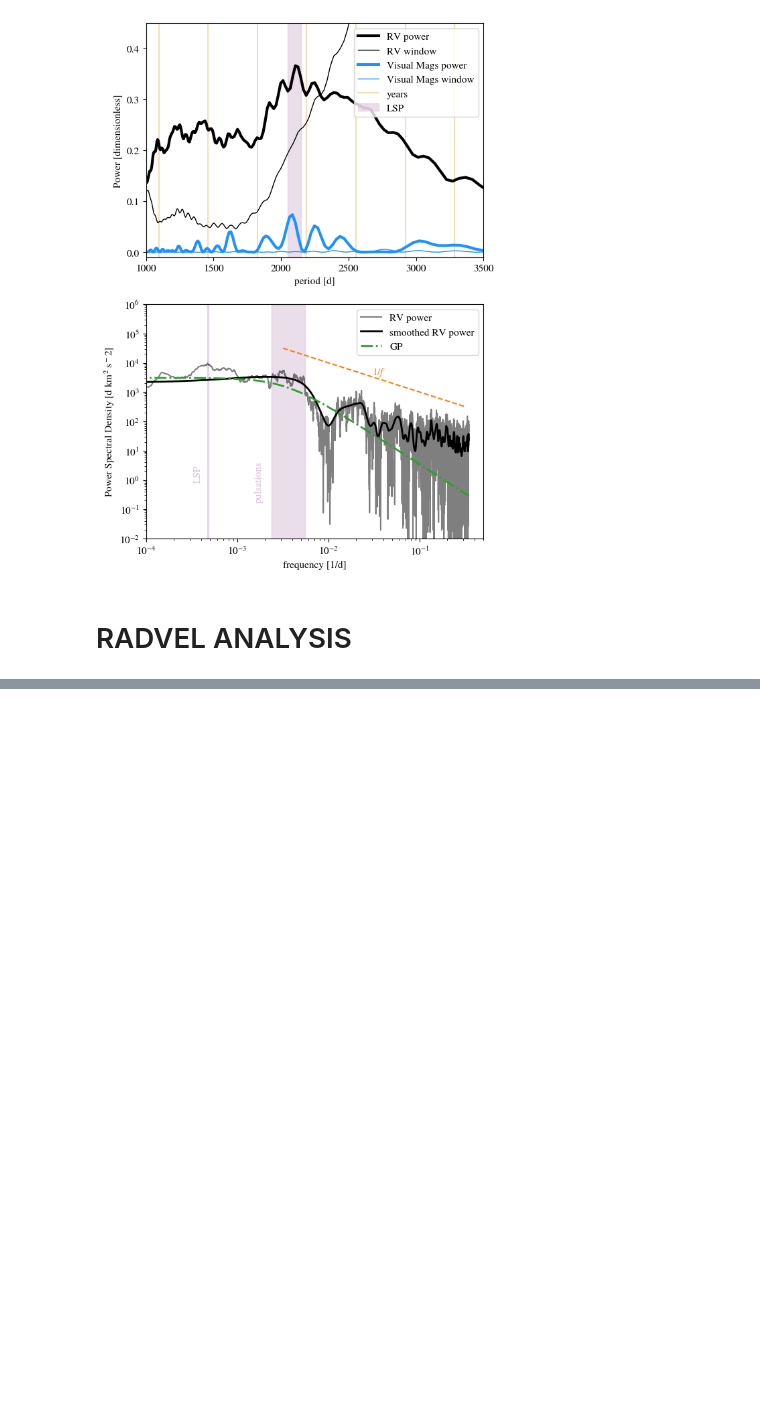
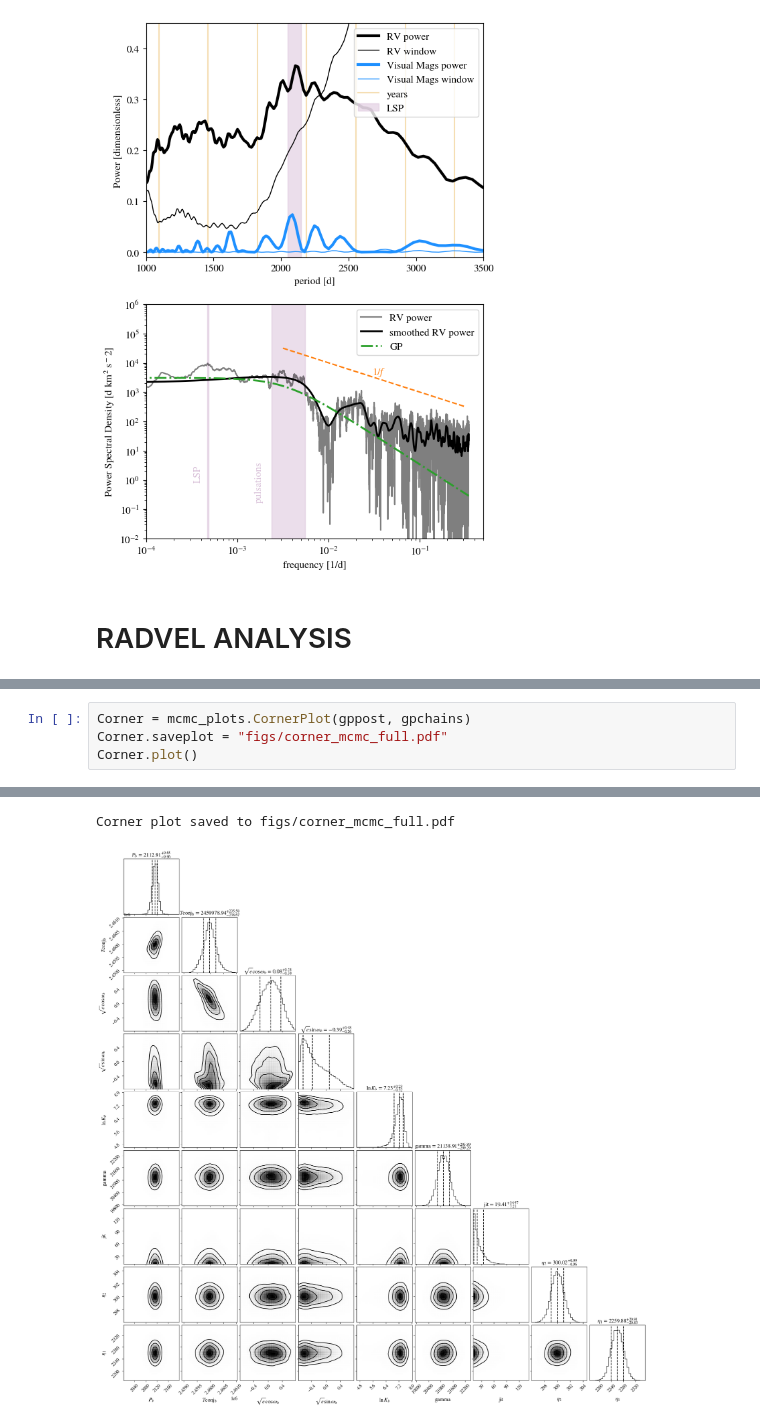
Before and after one commit to morganemacleod/BetelgeuseLittleFriend, a Jupyter notebook: Betelgeuse_LittleFriend_Analysis.ipynb, the cells around one changed output, grey strips where cells are left out. Drawn from its saved outputs; the diff is of its cells as text; blank space fills up the shorter version.

```diff
--- a/Betelgeuse_LittleFriend_Analysis.ipynb
+++ b/Betelgeuse_LittleFriend_Analysis.ipynb
@@ -277,0 +293,5 @@ FileNotFoundError: [Errno 2] No such file or directory: 'BG_radvel_MLE_Exp300.0_
+# %%
+Corner = mcmc_plots.CornerPlot(gppost, gpchains)
+Corner.saveplot = "figs/corner_mcmc_full.pdf"
+Corner.plot()
+# %% [output]
@@ -277,0 +299,2 @@ FileNotFoundError: [Errno 2] No such file or directory: 'BG_radvel_MLE_Exp300.0_
+Corner plot saved to figs/corner_mcmc_full.pdf
+[figure, added]
```
Also changed, not shown: parts of 8 cells of this notebook.
